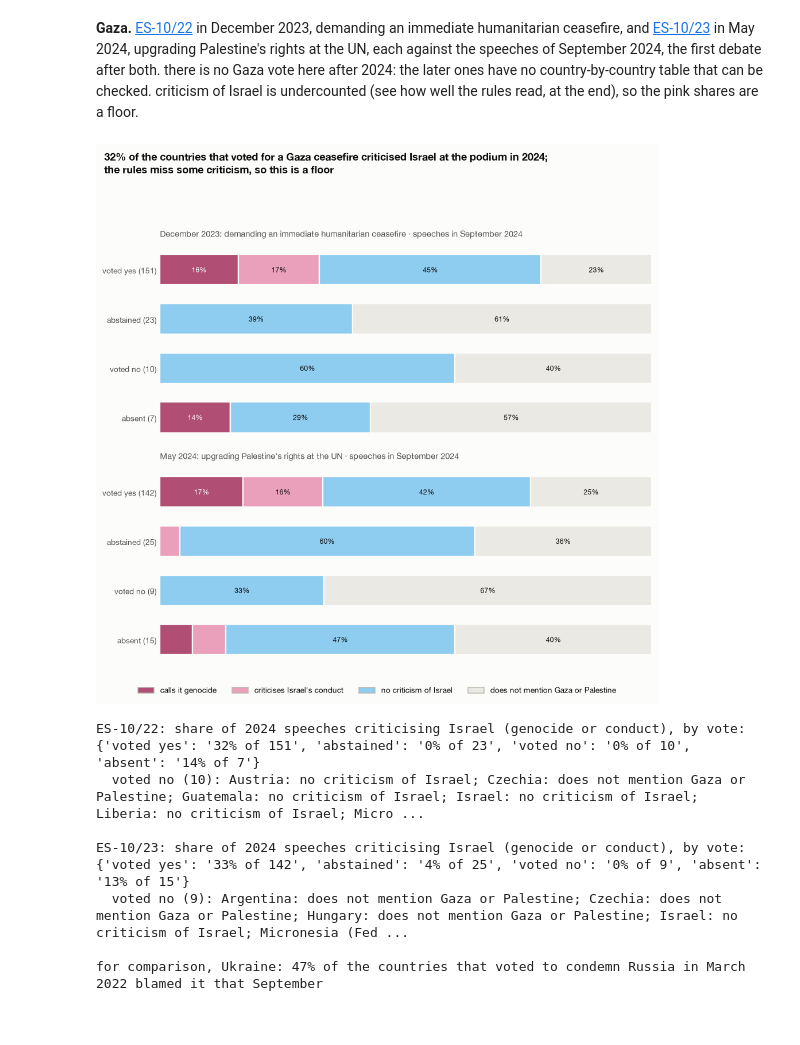
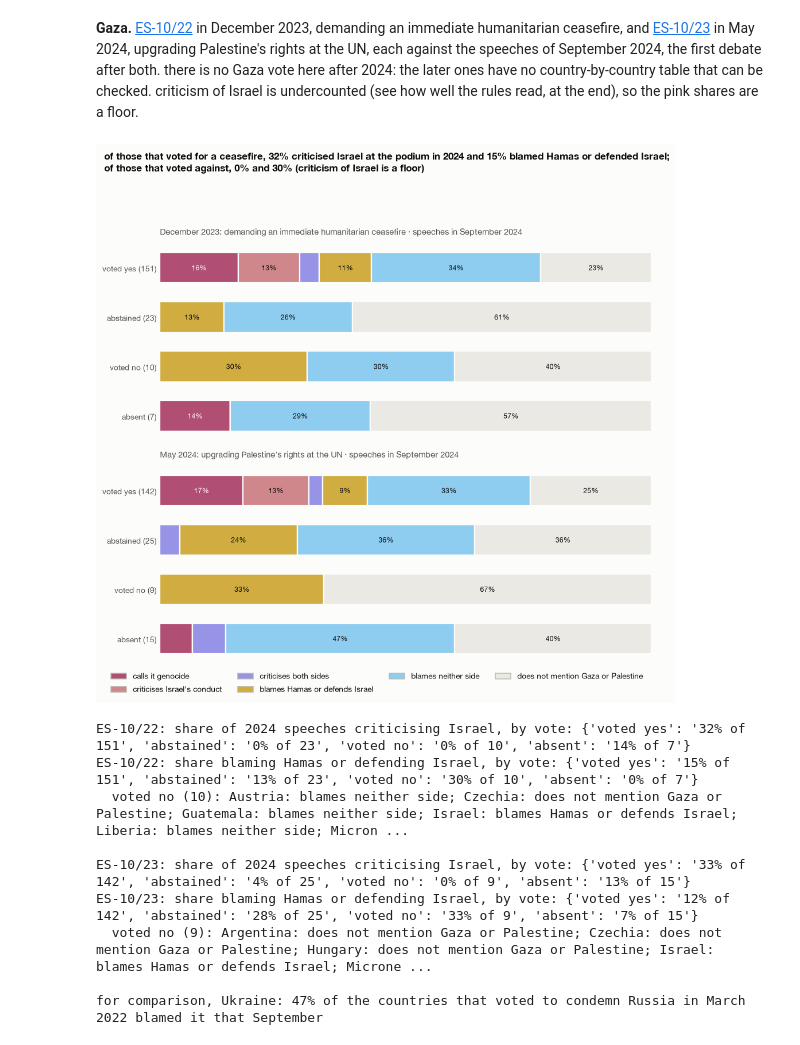
Before and after one commit to jeremychia/unga-speeches, a Jupyter notebook: notebooks/unga_2026_wars.ipynb, the cells around one changed output. Saved outputs shown, nothing was run; the diff lists cells and outputs as text; code cells hidden in the pictures.

```diff
--- a/notebooks/unga_2026_wars.ipynb
+++ b/notebooks/unga_2026_wars.ipynb
@@ -43,10 +45,13 @@ texts = texts[(texts.year >= wording.FIRST_YEAR["ukraine"]) & (texts.english_tex
 votes = pd.read_csv(ROOT / "reference/un_votes.csv").pivot(index="iso3", columns="resolution", values="vote")
 
 BLAMES, NO_BLAME, RUSSIAS, SILENT = wording.UKRAINE_CLASSES
-GENOCIDE, CONDUCT, NO_CRITICISM, NO_GAZA = wording.GAZA_CLASSES
+GENOCIDE, CONDUCT, BOTH, ISRAELS_SIDE, NEITHER, NO_GAZA = wording.GAZA_CLASSES
+CRITICAL = [GENOCIDE, CONDUCT, BOTH]  # speeches that criticise Israel, whatever else they say
+SIDES = [BOTH, ISRAELS_SIDE]  # speeches that blame Hamas or defend Israel, whatever else they say
 # one colour per framing, the same in every chart: blue for blame, light blue for wording that blames no one, rose for Russia's framing
 UK = {BLAMES: BLUE_INK, NO_BLAME: "#8fcdf0", RUSSIAS: ROSE, SILENT: NOT_RAISED}
-GZ = dict(zip(wording.GAZA_CLASSES, [ROSE_INK, "#eaa0bb", "#8fcdf0", NOT_RAISED]))  # light blue is wording that blames no one, in both wars
+# pinks criticise Israel, honey blames Hamas or defends Israel, violet does both, light blue blames neither side (as for Ukraine)
+GZ = {GENOCIDE: ROSE_INK, CONDUCT: "#d0878c", BOTH: "#9793e6", ISRAELS_SIDE: HONEY, NEITHER: "#8fcdf0", NO_GAZA: NOT_RAISED}
 YEARS = [2022, 2023, 2024, 2025, 2026]
 print(pd.crosstab(ukr.cls, ukr.year).loc[list(UK)])
 print(pd.crosstab(gz.cls, gz.year).loc[list(GZ)])
@@ -446,47 +459,50 @@ moved.sort_values(["ES-11/7", "delegation"]).reset_index(drop=True)
 **Gaza.** [ES-10/22](https://undocs.org/A/RES/ES-10/22) in December 2023, demanding an immediate humanitarian ceasefire, and [ES-10/23](https://undocs.org/A/RES/ES-10/23) in May 2024, upgrading Palestine's rights at the UN, each against the speeches of September 2024, the first debate after both. there is no Gaza vote here after 2024: the later ones have no country-by-country table that can be checked. criticism of Israel is undercounted (see how well the rules read, at the end), so the pink shares are a floor.
 # %%
 gaza_panels = [("ES-10/22", "December 2023: demanding an immediate humanitarian ceasefire"), ("ES-10/23", "May 2024: upgrading Palestine's rights at the UN")]
-CRITICAL = [GENOCIDE, CONDUCT]
 d24 = gz[gz.year == 2024]
 
 fig, axes = plt.subplots(2, 1, figsize=SQUARE)
 gaza_summary = {}
 for ax, (res, label) in zip(axes, gaza_panels):
     d = d24.merge(votes[res].rename("vote"), left_on="iso3", right_index=True)
     share = pd.crosstab(d.vote, d.cls, normalize="index").reindex(index=VOTES, columns=list(GZ), fill_value=0)
     n = d.vote.value_counts().reindex(VOTES, fill_value=0)
     gaza_summary[res] = (share, n, d)
     left = np.zeros(len(VOTES))
     for c in GZ:
         ax.barh(range(len(VOTES)), share[c], left=left, color=GZ[c], edgecolor=SURFACE, linewidth=1.5, height=0.62)
         for k, (l, v) in enumerate(zip(left, share[c])):
             if v >= 0.09:
                 ax.text(l + v / 2, k, f"{v:.0%}", ha="center", va="center", fontsize=8, color=SURFACE if c == GENOCIDE else INK)
         left += share[c].values
     ax.set_yticks(range(len(VOTES)), [f"{VOTE_LABEL[v]} ({n[v]})" for v in VOTES], fontsize=9)
     ax.invert_yaxis(); ax.set_xlim(0, 1); ax.set_xticks([]); ax.tick_params(length=0)
     for side in ("left", "bottom"):
         ax.spines[side].set_visible(False)
     ax.set_title(f"{label} · speeches in September 2024", fontsize=9.5, fontweight="normal", color=INK_2)
-yes_critical = gaza_summary["ES-10/22"][0].loc["yes", CRITICAL].sum()
-fig.suptitle(f"{yes_critical:.0%} of the countries that voted for a Gaza ceasefire criticised Israel at the podium in 2024;\n"
-             f"the rules miss some criticism, so this is a floor", x=0.02, ha="left", fontweight="bold", fontsize=12)
+ceasefire = gaza_summary["ES-10/22"][0]
+fig.suptitle(f"of those that voted for a ceasefire, {ceasefire.loc['yes', CRITICAL].sum():.0%} criticised Israel at the podium in 2024 and "
+             f"{ceasefire.loc['yes', SIDES].sum():.0%} blamed Hamas or defended Israel;\nof those that voted against, "
+             f"{ceasefire.loc['no', CRITICAL].sum():.0%} and {ceasefire.loc['no', SIDES].sum():.0%} (criticism of Israel is a floor)",
+             x=0.02, ha="left", fontweight="bold", fontsize=11)
 legend(fig, [(c, GZ[c]) for c in GZ])
 plt.tight_layout(rect=(0, 0.06, 1, 0.92)); show(fig, "w6_gaza_words_and_votes")
 
 for res, (share, n, d) in gaza_summary.items():
-    print(f"{res}: share of 2024 speeches criticising Israel (genocide or conduct), by vote:",
-          {VOTE_LABEL[v]: f"{share.loc[v, CRITICAL].sum():.0%} of {n[v]}" for v in VOTES})
+    print(f"{res}: share of 2024 speeches criticising Israel, by vote:", {VOTE_LABEL[v]: f"{share.loc[v, CRITICAL].sum():.0%} of {n[v]}" for v in VOTES})
+    print(f"{res}: share blaming Hamas or defending Israel, by vote:", {VOTE_LABEL[v]: f"{share.loc[v, SIDES].sum():.0%} of {n[v]}" for v in VOTES})
     against = d[d.vote == "no"].sort_values("delegation")
     print(f"  voted no ({len(against)}):", "; ".join(f"{r.delegation}: {r.cls}" for r in against.itertuples()), "\n")
 print(f"for comparison, Ukraine: {summary[2022][0].at['yes', BLAMES]:.0%} of the countries that voted to condemn Russia in March 2022 blamed it that September")
 # %% [output]
-[figure, old version]
+[figure, new version]
-ES-10/22: share of 2024 speeches criticising Israel (genocide or conduct), by vote: {'voted yes': '32% of 151', 'abstained': '0% of 23', 'voted no': '0% of 10', 'absent': '14% of 7'}
-  voted no (10): Austria: no criticism of Israel; Czechia: does not mention Gaza or Palestine; Guatemala: no criticism of Israel; Israel: no criticism of Israel; Liberia: no criticism of Israel; Micro ...
+ES-10/22: share of 2024 speeches criticising Israel, by vote: {'voted yes': '32% of 151', 'abstained': '0% of 23', 'voted no': '0% of 10', 'absent': '14% of 7'}
+ES-10/22: share blaming Hamas or defending Israel, by vote: {'voted yes': '15% of 151', 'abstained': '13% of 23', 'voted no': '30% of 10', 'absent': '0% of 7'}
+  voted no (10): Austria: blames neither side; Czechia: does not mention Gaza or Palestine; Guatemala: blames neither side; Israel: blames Hamas or defends Israel; Liberia: blames neither side; Micron ...
 
-ES-10/23: share of 2024 speeches criticising Israel (genocide or conduct), by vote: {'voted yes': '33% of 142', 'abstained': '4% of 25', 'voted no': '0% of 9', 'absent': '13% of 15'}
-  voted no (9): Argentina: does not mention Gaza or Palestine; Czechia: does not mention Gaza or Palestine; Hungary: does not mention Gaza or Palestine; Israel: no criticism of Israel; Micronesia (Fed ...
+ES-10/23: share of 2024 speeches criticising Israel, by vote: {'voted yes': '33% of 142', 'abstained': '4% of 25', 'voted no': '0% of 9', 'absent': '13% of 15'}
+ES-10/23: share blaming Hamas or defending Israel, by vote: {'voted yes': '12% of 142', 'abstained': '28% of 25', 'voted no': '33% of 9', 'absent': '7% of 15'}
+  voted no (9): Argentina: does not mention Gaza or Palestine; Czechia: does not mention Gaza or Palestine; Hungary: does not mention Gaza or Palestine; Israel: blames Hamas or defends Israel; Microne ...
 
 for comparison, Ukraine: 47% of the countries that voted to condemn Russia in March 2022 blamed it that September
 # %% [markdown]
```
Also changed, not shown: parts of 10 cells of this notebook, 9 other files.
